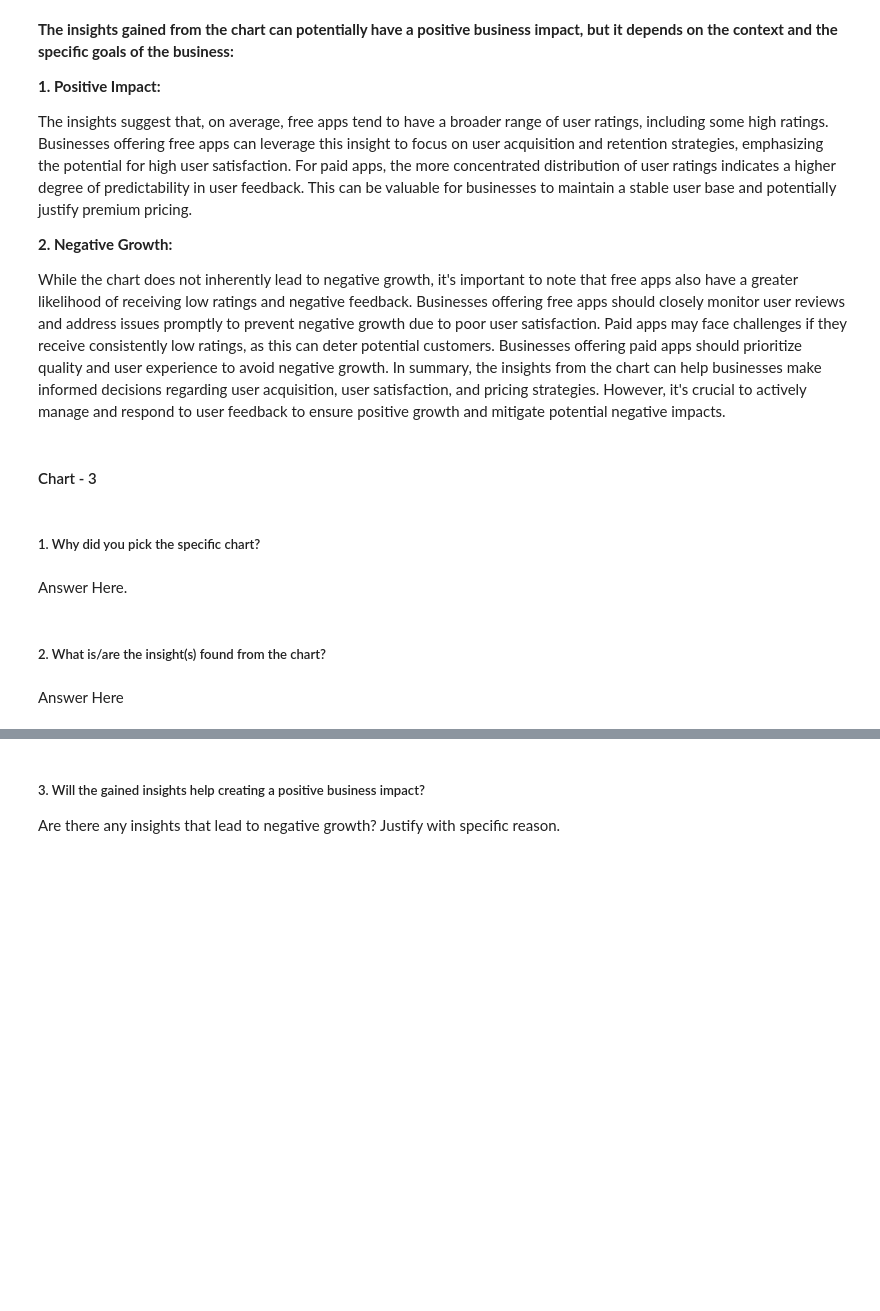
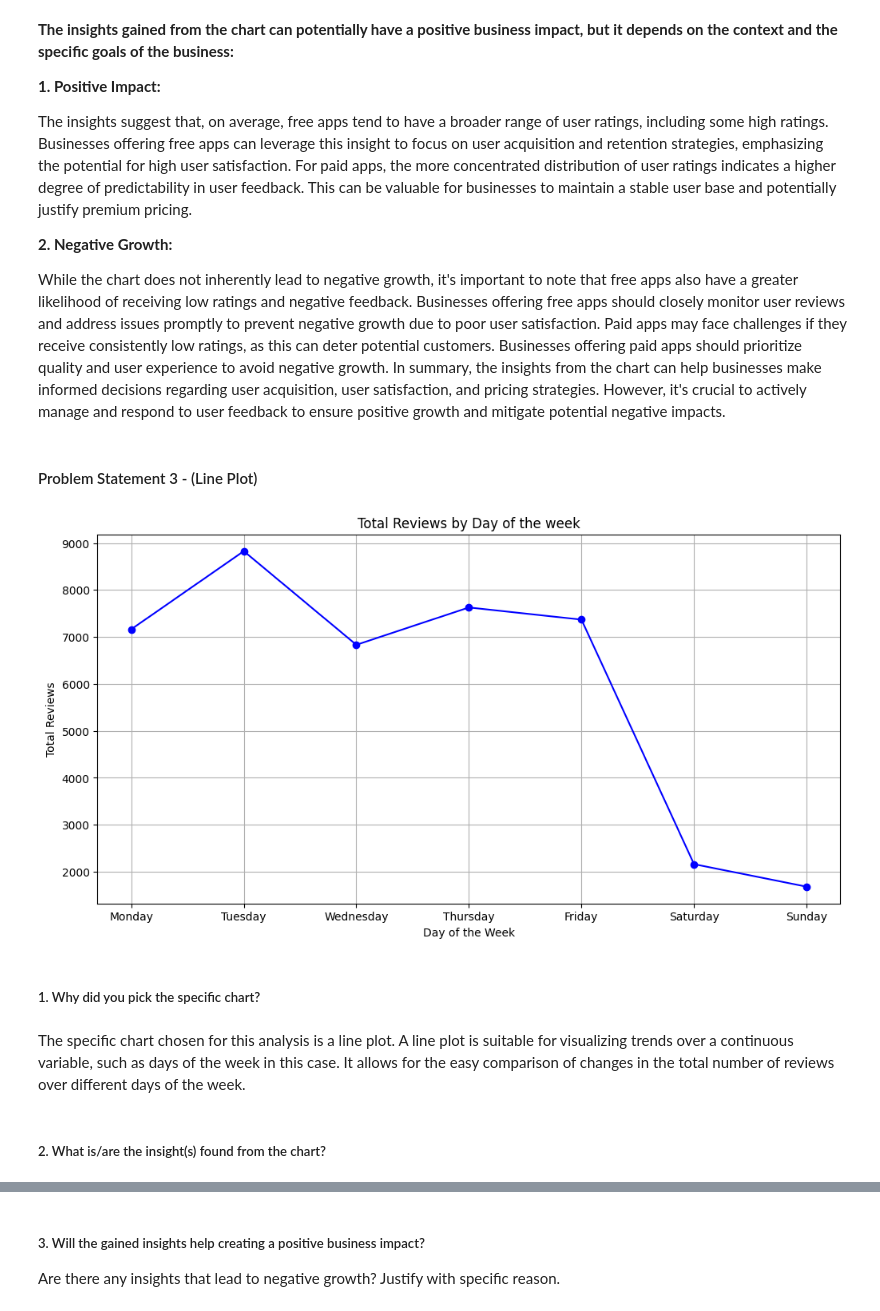
Before and after one commit to Himanshu-Bytes/Play-Store-App-Review-Analysis, a Jupyter notebook: Play_Store_App_Review_Analysis_EDA_Project.ipynb, the cells around one changed output, grey strips where cells are left out. Cells and saved outputs as stored; diff of their text form; code cells hidden in the pictures; blank space fills up the shorter version.

```diff
--- a/Play_Store_App_Review_Analysis_EDA_Project.ipynb
+++ b/Play_Store_App_Review_Analysis_EDA_Project.ipynb
@@ -511,5 +511,3 @@ For paid apps, the more concentrated distribution of user ratings indicates a hi
 While the chart does not inherently lead to negative growth, it's important to note that free apps also have a greater likelihood of receiving low ratings and negative feedback. Businesses offering free apps should closely monitor user reviews and address issues promptly to prevent negative growth due to poor user satisfaction.
 Paid apps may face challenges if they receive consistently low ratings, as this can deter potential customers. Businesses offering paid apps should prioritize quality and user experience to avoid negative growth.
 In summary, the insights from the chart can help businesses make informed decisions regarding user acquisition, user satisfaction, and pricing strategies. However, it's crucial to actively manage and respond to user feedback to ensure positive growth and mitigate potential negative impacts.
-# %% [markdown]
-#### Chart - 3
@@ -518,8 +514,30 @@ In summary, the insights from the chart can help businesses make informed decisi
+# %% [markdown]
+#### Problem Statement 3 - (Line Plot)
+# %%
+# Chart - 3 visualization code
+
+# Sorting the days in Ascending order
+days_order = ['Monday', 'Tuesday', 'Wednesday', 'Thursday', 'Friday', 'Saturday', 'Sunday']
+
+# Creating a new column of days of the week with 'Last Updated' column
+merged_df['Day_of_Week'] = pd.Categorical(merged_df['Last Updated'].dt.day_name(), categories=days_order, ordered=True)
+
+
+# Counting reviews grouped by the new column created 'Day_of_Week'
+reviews_by_day_of_week = merged_df.groupby('Day_of_Week')['Reviews'].count()
+
+plt.figure(figsize=(12,6))
+plt.plot(reviews_by_day_of_week.index, reviews_by_day_of_week.values, marker = 'o', linestyle = '-', color = 'b')
+plt.xlabel('Day of the Week')
+plt.ylabel('Total Reviews')
+plt.title('Total Reviews by Day of the week')
+plt.grid(True)
+plt.show()
+# %% [output]
+[figure, added]
 # %% [markdown]
 ##### 1. Why did you pick the specific chart?
-# %% [markdown]
-Answer Here.
+# %% [markdown]
+The specific chart chosen for this analysis is a line plot. A line plot is suitable for visualizing trends over a continuous variable, such as days of the week in this case. It allows for the easy comparison of changes in the total number of reviews over different days of the week.
 # %% [markdown]
 ##### 2. What is/are the insight(s) found from the chart?
-# %% [markdown]
-Answer Here
```
Also changed, not shown: parts of 7 cells of this notebook.
